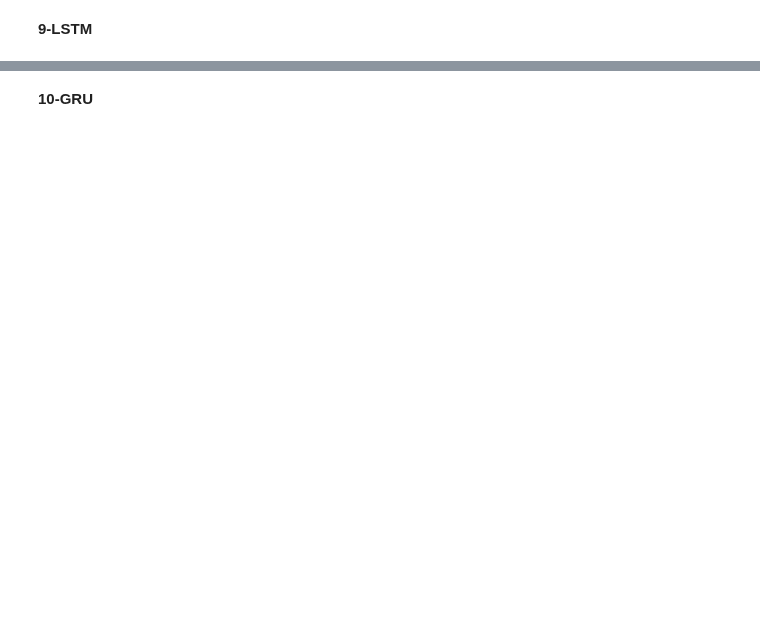
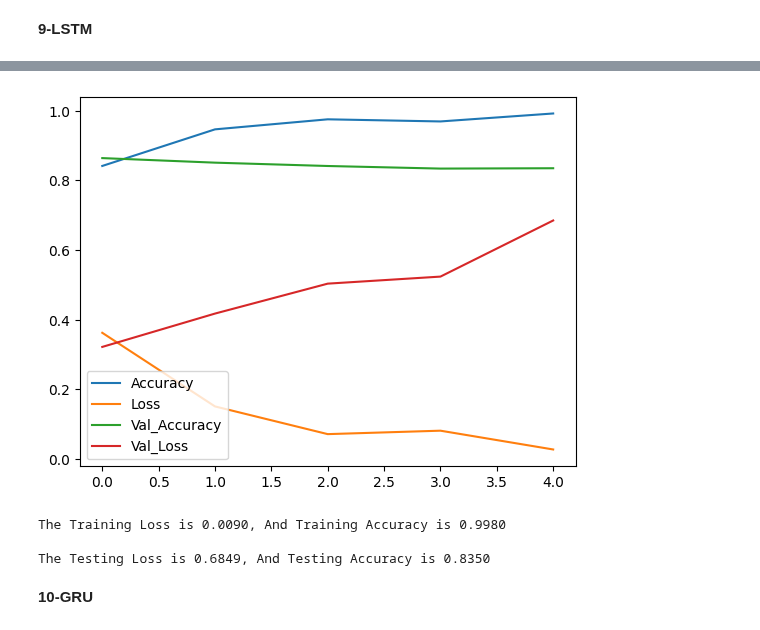
Before and after one commit to Osamah-Anmar-Sami/Sentiment-Analysis, a Jupyter notebook: English Sentiment Analysis/English Sentiment Analysis.ipynb, the cells around one changed output, grey strips where cells are left out. Cells and saved outputs as stored; diff of their text form; code cells hidden in the pictures; blank space fills up the shorter version.

```diff
--- a/English Sentiment Analysis/English Sentiment Analysis.ipynb
+++ b/English Sentiment Analysis/English Sentiment Analysis.ipynb
@@ -421,9 +690,10 @@ evaluate(model=convolutional_neural_network, x=encoded_X_test, y=y_test, train_t
 # %% [markdown]
 **9-LSTM**
 # %%
-LSTM =lstm_(vocab_size= vocab_size + 1, embedding_dim= embedding_dim, max_length= max_length, dropout=0.5, units=64)
+LSTM =lstm_(vocab_size= vocab_size + 1, embedding_dim= embedding_dim, max_length= max_length, dropout=0.2, units=64)
 model_compile(model=LSTM)
-history = model_fit(model=LSTM, X_train=encoded_X_train, y_train=y_train, epochs=5, X_test=encoded_X_test, y_test=y_test, batch_size=64, Callback=Callback, shuffle=True)
+history = model_fit(model=LSTM, X_train=encoded_X_train, y_train=y_train, epochs=5, X_test=encoded_X_test, y_test=y_test, batch_size=32, Callback=Callback, shuffle=True)
 plot_accuracy_loss(histoty=history)
 evaluate(model=LSTM, x=encoded_X_train, y=y_train, train_test='Training')
 evaluate(model=LSTM, x=encoded_X_test,y= y_test, train_test='Testing')
+# %% [output]
@@ -430,3 +710,7 @@ evaluate(model=LSTM, x=encoded_X_test,y= y_test, train_test='Testing')
+[figure, added]
+The Training Loss is 0.0090, And Training Accuracy is 0.9980
+
+The Testing Loss is 0.6849, And Testing Accuracy is 0.8350
 # %% [markdown]
 **10-GRU**
 # %%
```
Also changed, not shown: parts of 61 cells of this notebook.
